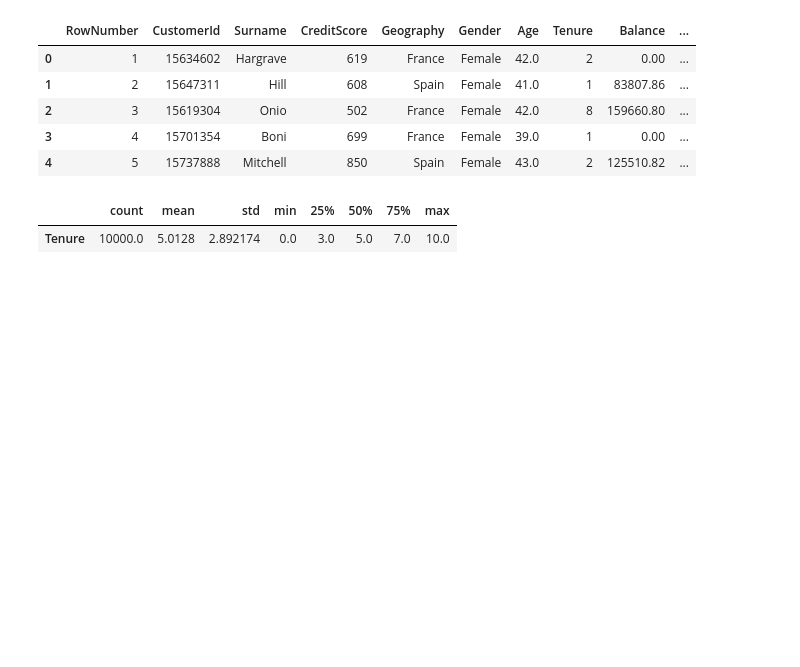
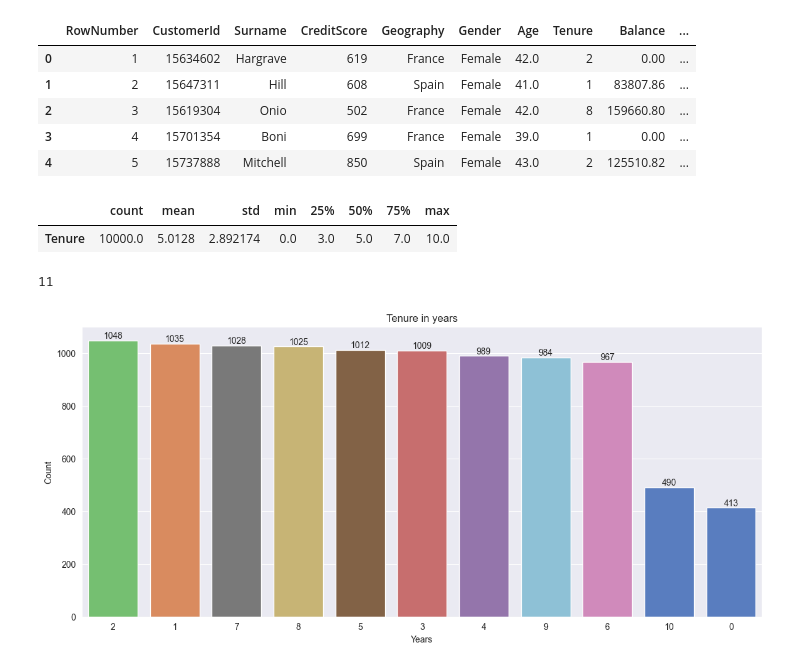
Before and after one commit to atharvadhumal03/Bank-Customer-Churn-Predictor-ML, a Jupyter notebook: JupyterNotebook.ipynb, the cells around one changed output. Saved outputs shown, nothing was run; the diff lists cells and outputs as text; code cells hidden in the pictures; blank space fills up the shorter version.

```diff
--- a/JupyterNotebook.ipynb
+++ b/JupyterNotebook.ipynb
@@ -306,3 +324,22 @@ df['Tenure'].describe().to_frame().T
 # %% [output]
 |  | count | mean | std | min | 25% | 50% | 75% | max |
 | Tenure | 10000.0 | 5.0128 | 2.892174 | 0.0 | 3.0 | 5.0 | 7.0 | 10.0 |
+# %%
+df['Tenure'].nunique()
+# %% [output]
+11
+# %%
+value_counts = df['Tenure'].value_counts()
+
+plt.figure(figsize=(14,6))
+bp = sns.barplot(x=value_counts.index, y=value_counts.values, order=value_counts.index, palette="muted", hue=value_counts.index, legend=False)
+
+for i, count in enumerate(value_counts.values):
+    plt.text(i, count + 1, str(count), ha='center', va='bottom')
+
+plt.title("Tenure in years")
+plt.xlabel("Years")
+plt.ylabel("Count")
+plt.show()
+# %% [output]
+[figure, added]
```
Also changed, not shown: parts of 13 cells of this notebook.
